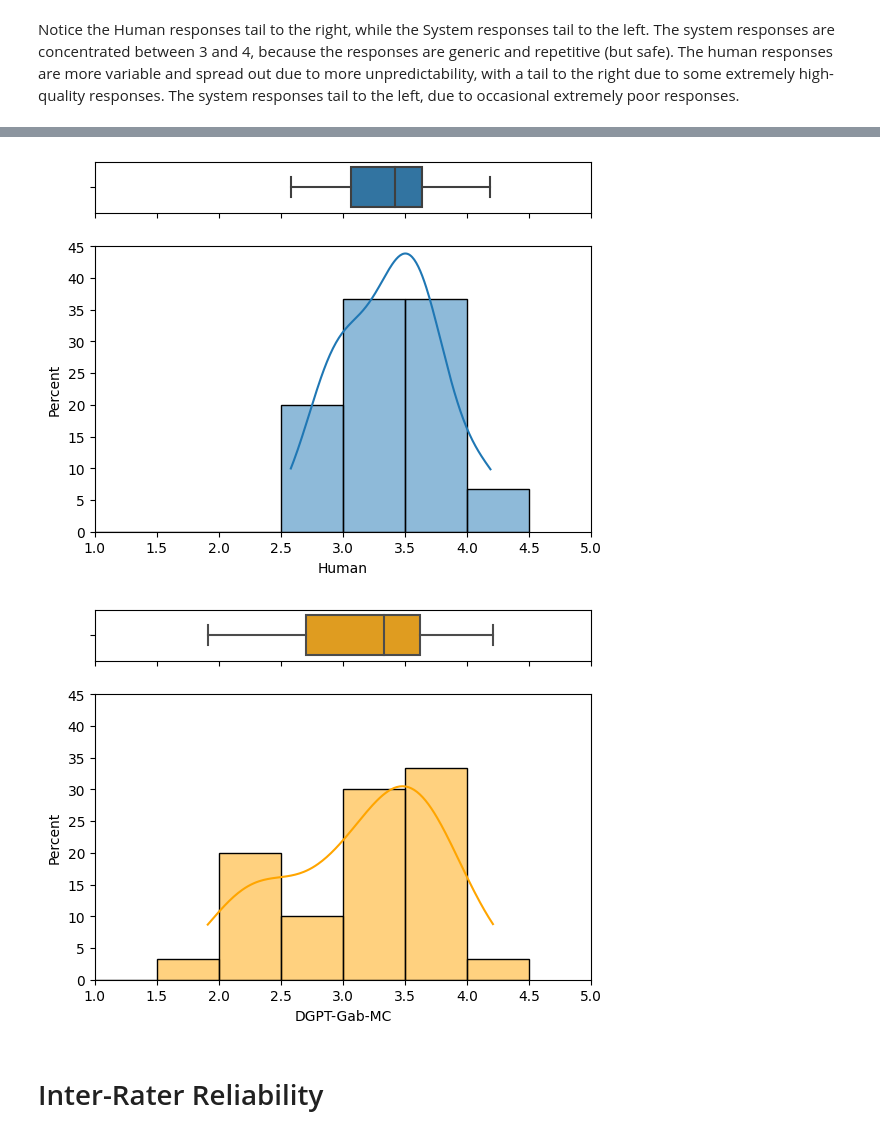
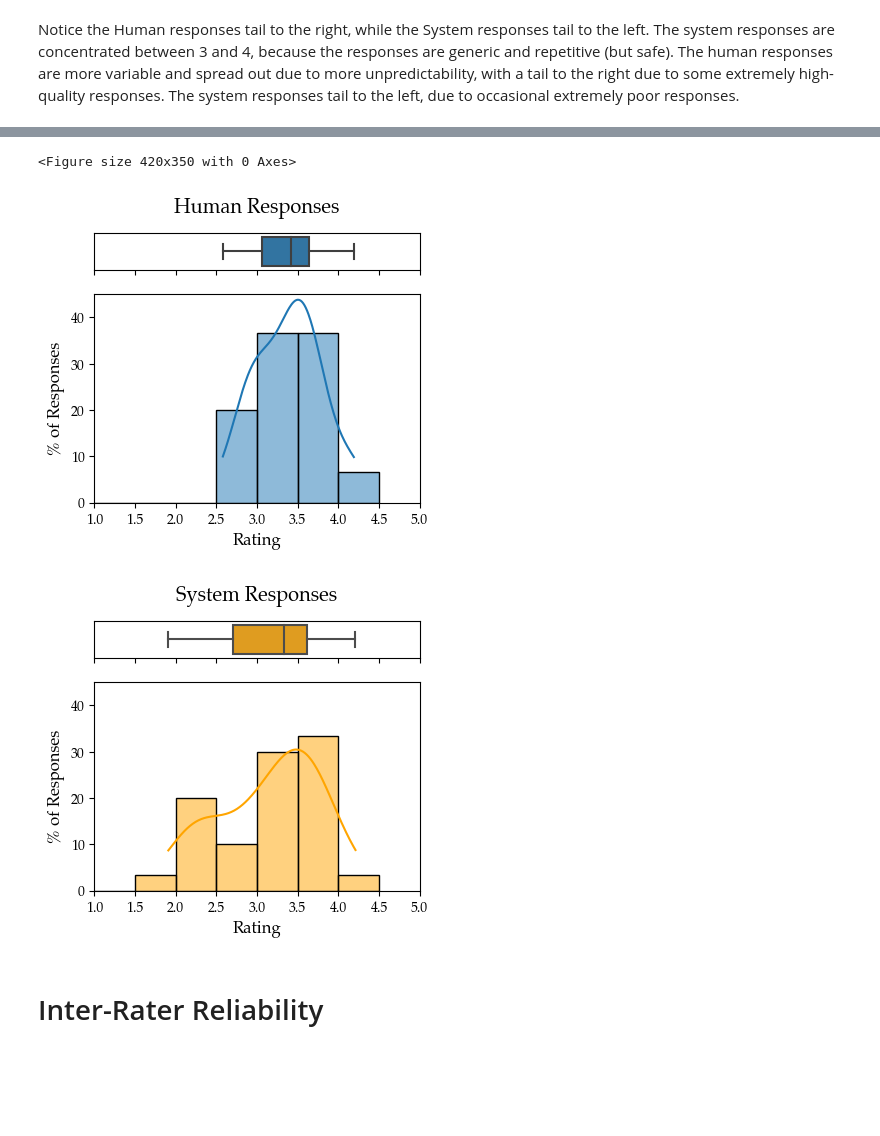
Before and after one commit to shaneweisz/auto-counterspeech, a Jupyter notebook: human_evaluation/analysis/analysis.ipynb, the cells around one changed output, grey strips where cells are left out. Saved outputs shown, nothing was run; the diff lists cells and outputs as text; code cells hidden in the pictures; blank space fills up the shorter version.

Commit message:
Update plots

```diff
--- a/human_evaluation/analysis/analysis.ipynb
+++ b/human_evaluation/analysis/analysis.ipynb
@@ -58,26 +50,36 @@ plt.xlim(XMIN, XMAX);
-# %%
-YMIN=0
-YMAX=45
-
-f, (ax_box, ax_hist) = plt.subplots(2, sharex=True, gridspec_kw={"height_ratios": (.15, .85)})
-
-sns.boxplot(df["Human"], ax=ax_box)
-sns.histplot(df["Human"], kde=True, stat='percent', ax=ax_hist, bins=np.arange(XMIN, XMAX, BINWIDTH))
-plt.xlim(XMIN, XMAX)
-plt.ylim(YMIN, YMAX)
-ax_box.set(xlabel='')
-
-f, (ax_box, ax_hist) = plt.subplots(2, sharex=True, gridspec_kw={"height_ratios": (.15, .85)})
-
-COLOR='orange'
-sns.boxplot(df["DGPT-Gab-MC"], ax=ax_box, color=COLOR)
-sns.histplot(df["DGPT-Gab-MC"], kde=True, stat='percent', ax=ax_hist, bins=np.arange(XMIN, XMAX, BINWIDTH), color=COLOR)
-plt.xlim(XMIN, XMAX)
-plt.ylim(YMIN, YMAX)
-ax_box.set(xlabel='');
-# %% [output]
-[figure, removed]
-[figure, removed]
+# %%
+
+FIG_WIDTH = 4.2
+FIG_HEIGHT = 3.5
+FIGSIZE = (FIG_WIDTH, FIG_HEIGHT)
+
+def plot_system(system, color=None, title=None):
+    f, (ax_box, ax_hist) = plt.subplots(2, sharex=True, gridspec_kw={"height_ratios": (.15, .85)}, squeeze=True, figsize=FIGSIZE)
+
+    sns.boxplot(x=df[system], ax=ax_box, color=color)
+    sns.histplot(x=df[system], kde=True, stat='percent', ax=ax_hist, bins=np.arange(XMIN, XMAX, BINWIDTH), color=color)
+
+    plt.xlim(XMIN, XMAX)
+    plt.ylim(YMIN, YMAX)
+
+    plt.title(title, y=1.35)
+
+    ax_box.set(xlabel='')
+    ax_box.set(xticks=np.arange(XMIN, XMAX+BINWIDTH, BINWIDTH));
+    ax_box.set(yticks=[])
+
+    ax_hist.set(ylabel='% of Responses')
+    ax_hist.set(xticks=np.arange(XMIN, XMAX+BINWIDTH, BINWIDTH));
+    ax_hist.set(xlabel='Rating');
+
+
+
+plot_system("Human", title="Human Responses")
+plot_system("DGPT-Gab-MC", "orange", title="System Responses")
+# %% [output]
+<Figure size 420x350 with 0 Axes>
+[figure, added]
+[figure, added]
 # %% [markdown]
 # Inter-Rater Reliability
 # %%
```
Also changed, not shown: parts of 4 cells of this notebook, 1 other file.
